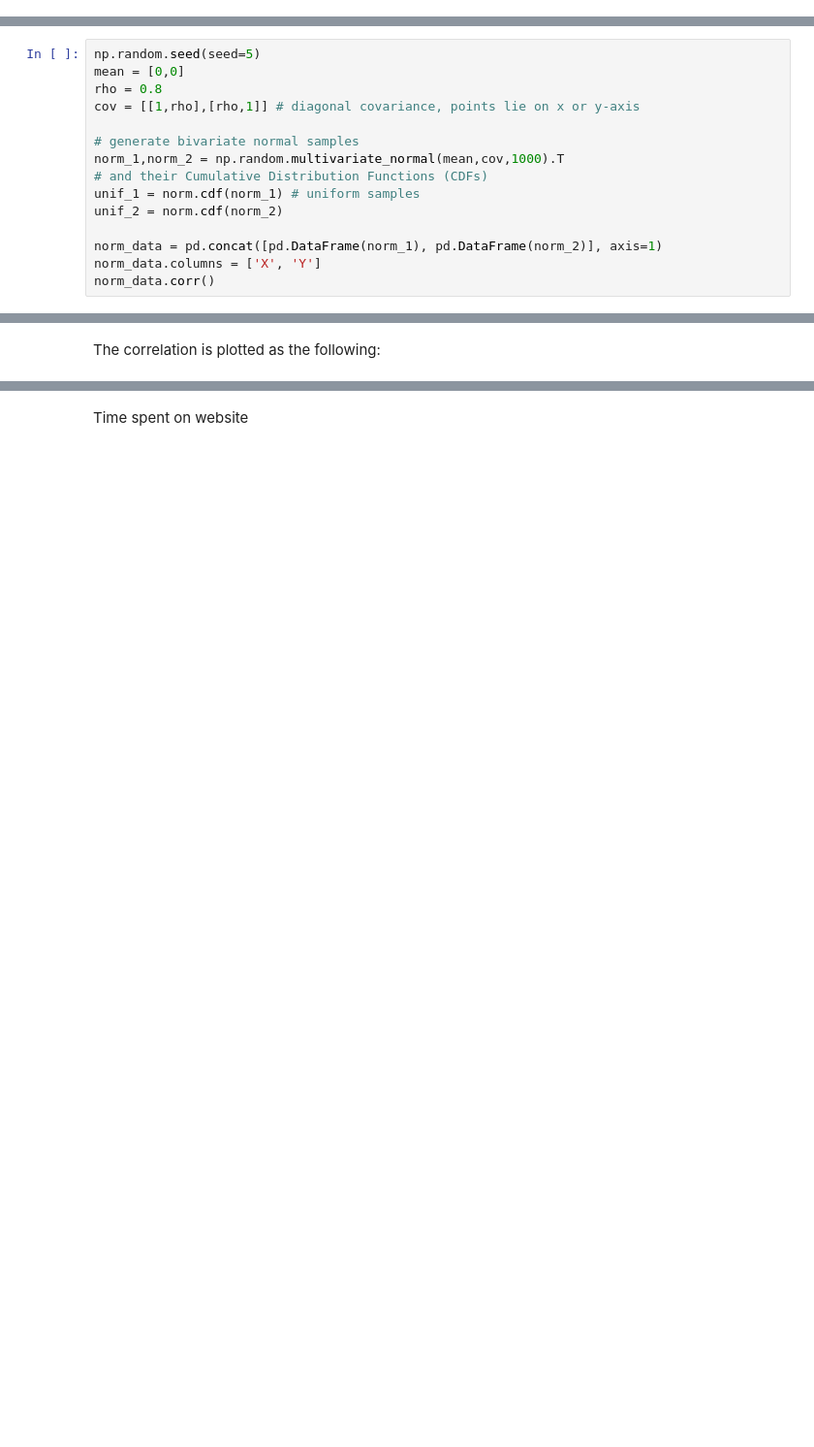
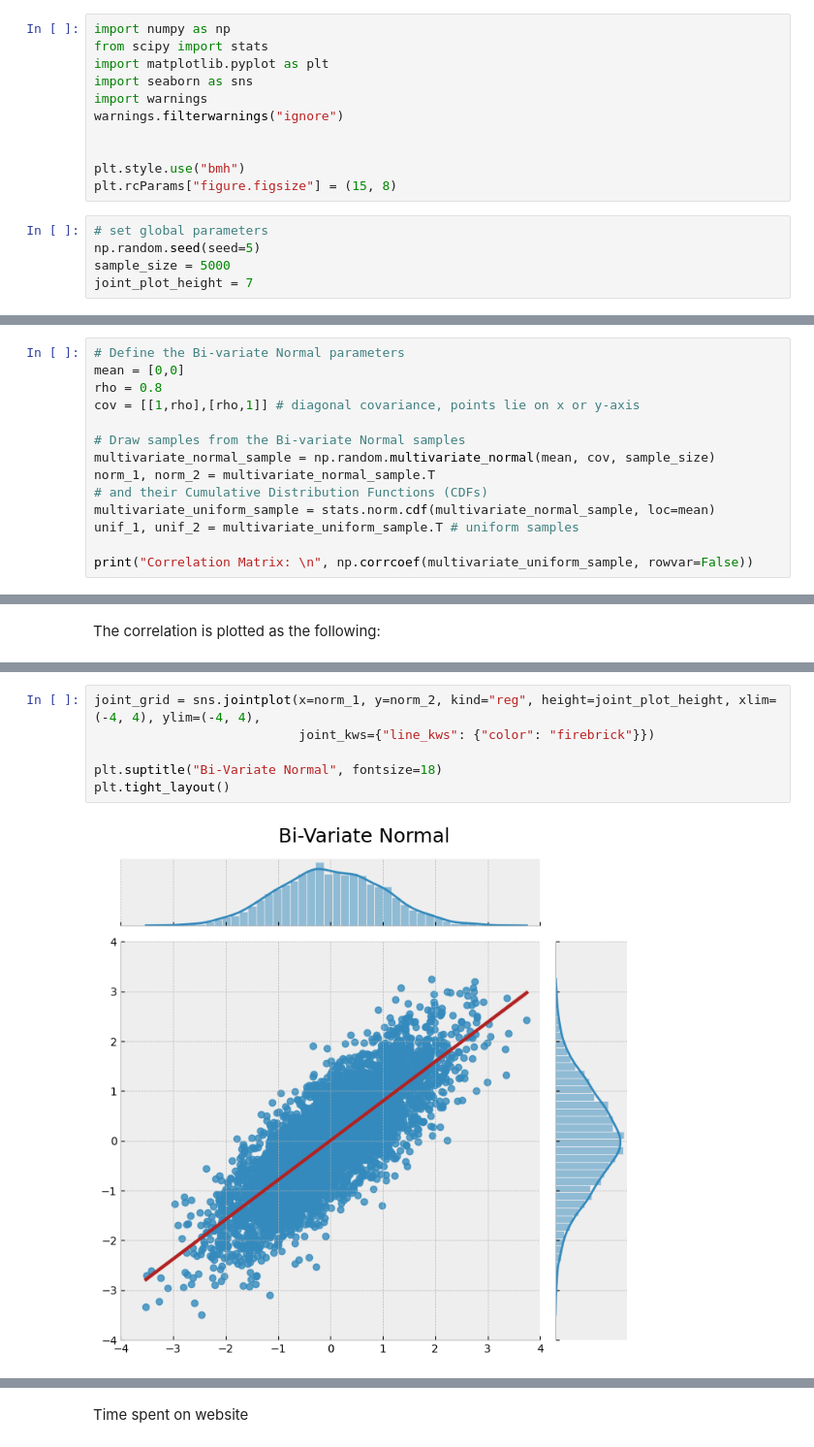
Before and after one commit to stevenpham1996/Pairs-Trading--Statistical-Arbitrage, a Jupyter notebook: copulas_pairs/copulas_pairs.ipynb, the cells around one changed output, grey strips where cells are left out. Shown at 97% size. Saved outputs shown, nothing was run; the diff lists cells and outputs as text; blank space fills up the shorter version.

```diff
--- a/copulas_pairs/copulas_pairs.ipynb
+++ b/copulas_pairs/copulas_pairs.ipynb
@@ -16,20 +10,35 @@ from scipy.stats import norm, gamma, beta
+# %%
+import numpy as np
+from scipy import stats
+import matplotlib.pyplot as plt
+import seaborn as sns
+import warnings
+warnings.filterwarnings("ignore")
+
+
+plt.style.use("bmh")
+plt.rcParams["figure.figsize"] = (15, 8)
+# %%
+# set global parameters
+np.random.seed(seed=5)
+sample_size = 5000
+joint_plot_height = 7
 # %% [markdown]
 Suppose we have 2 Normally distributed random variables
 with a correlation of 0.8
 presented as a bivariate normal distribution:
 # %%
-np.random.seed(seed=5)
+# Define the Bi-variate Normal parameters
 mean = [0,0]
 rho = 0.8
 cov = [[1,rho],[rho,1]] # diagonal covariance, points lie on x or y-axis
 
-# generate bivariate normal samples
-norm_1,norm_2 = np.random.multivariate_normal(mean,cov,1000).T
+# Draw samples from the Bi-variate Normal samples
+multivariate_normal_sample = np.random.multivariate_normal(mean, cov, sample_size)
+norm_1, norm_2 = multivariate_normal_sample.T
 # and their Cumulative Distribution Functions (CDFs)
-unif_1 = norm.cdf(norm_1) # uniform samples
-unif_2 = norm.cdf(norm_2)
+multivariate_uniform_sample = stats.norm.cdf(multivariate_normal_sample, loc=mean)
+unif_1, unif_2 = multivariate_uniform_sample.T # uniform samples
 
-norm_data = pd.concat([pd.DataFrame(norm_1), pd.DataFrame(norm_2)], axis=1)
-norm_data.columns = ['X', 'Y']
-norm_data.corr()
+print("Correlation Matrix: \n", np.corrcoef(multivariate_uniform_sample, rowvar=False))
 # %% [output]
@@ -44 +50,9 @@ fig.show()
+# %%
+joint_grid = sns.jointplot(x=norm_1, y=norm_2, kind="reg", height=joint_plot_height, xlim=(-4, 4), ylim=(-4, 4),
+                           joint_kws={"line_kws": {"color": "firebrick"}})
+
+plt.suptitle("Bi-Variate Normal", fontsize=18)
+plt.tight_layout()
+# %% [output]
+[figure, added]
 # %% [markdown]
```
Also changed, not shown: parts of 31 cells of this notebook, 2 other files.
